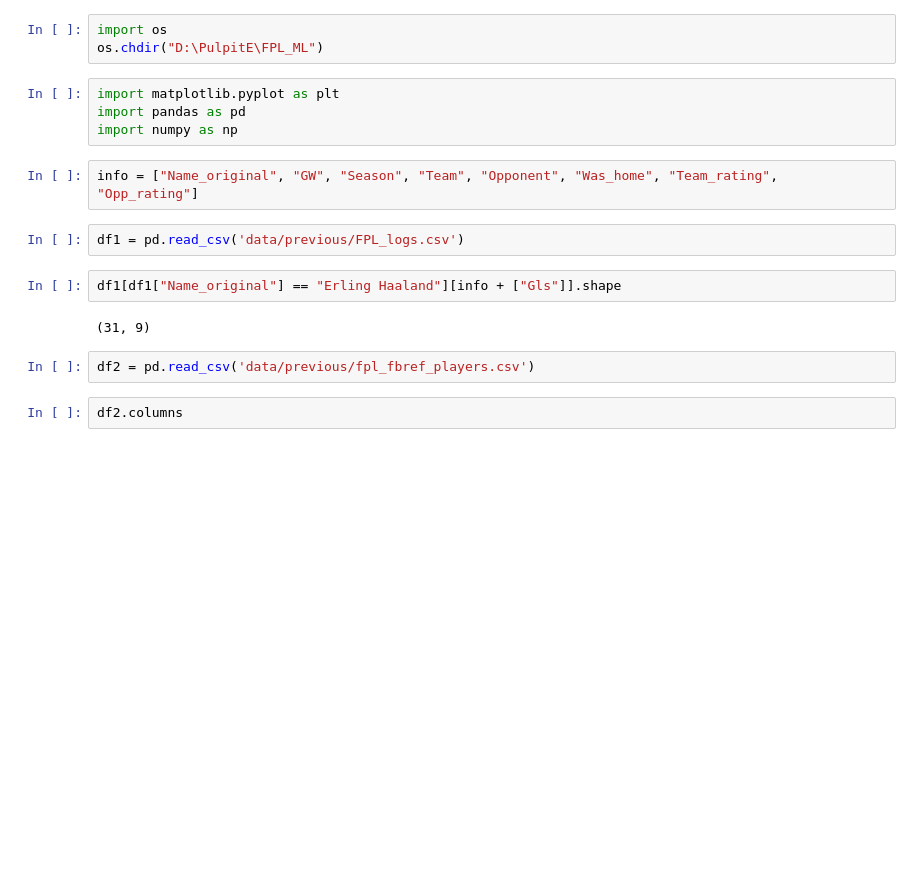
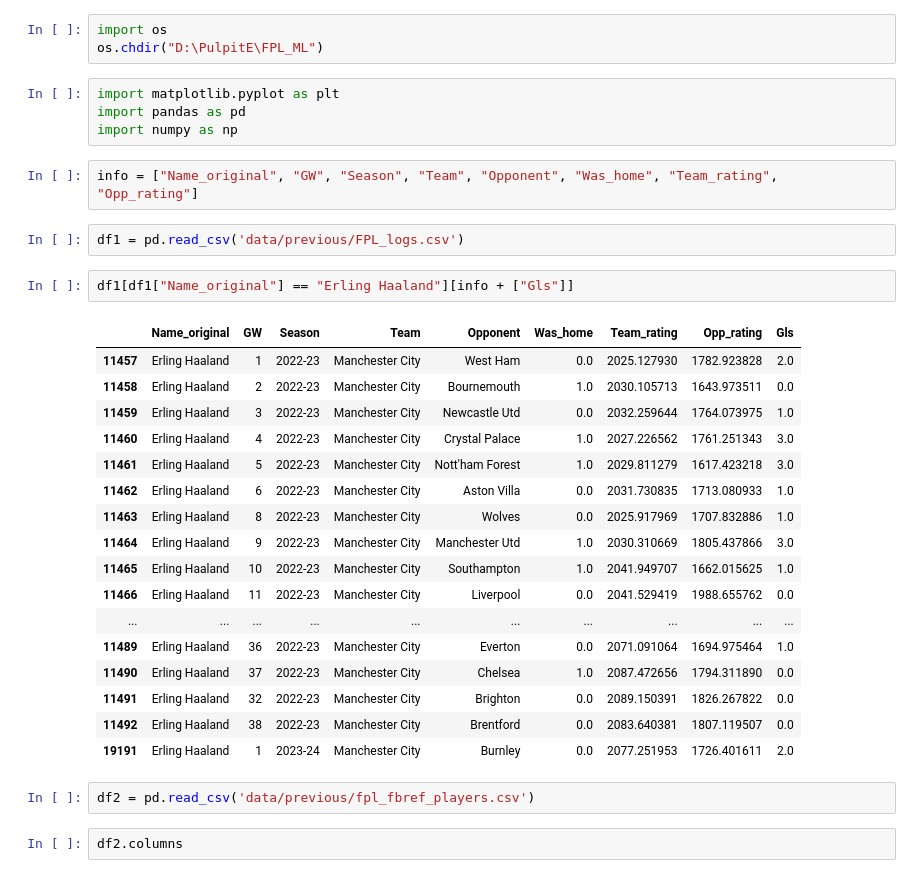
Before and after one commit to Fran3x/FPL_Model, a Jupyter notebook: notebooks/debug.ipynb, the cells around one changed output. Saved outputs shown, nothing was run; the diff lists cells and outputs as text; blank space fills up the shorter version.

```diff
--- a/notebooks/debug.ipynb
+++ b/notebooks/debug.ipynb
@@ -10,9 +10,25 @@ info = ["Name_original", "GW", "Season", "Team", "Opponent", "Was_home", "Team_r
 # %%
 df1 = pd.read_csv('data/previous/FPL_logs.csv')
 # %%
-df1[df1["Name_original"] == "Erling Haaland"][info + ["Gls"]].shape
+df1[df1["Name_original"] == "Erling Haaland"][info + ["Gls"]]
 # %% [output]
-(31, 9)
+|  | Name_original | GW | Season | Team | Opponent | Was_home | Team_rating | Opp_rating | Gls |
+| 11457 | Erling Haaland | 1 | 2022-23 | Manchester City | West Ham | 0.0 | 2025.127930 | 1782.923828 | 2.0 |
+| 11458 | Erling Haaland | 2 | 2022-23 | Manchester City | Bournemouth | 1.0 | 2030.105713 | 1643.973511 | 0.0 |
+| 11459 | Erling Haaland | 3 | 2022-23 | Manchester City | Newcastle Utd | 0.0 | 2032.259644 | 1764.073975 | 1.0 |
+| 11460 | Erling Haaland | 4 | 2022-23 | Manchester City | Crystal Palace | 1.0 | 2027.226562 | 1761.251343 | 3.0 |
+| 11461 | Erling Haaland | 5 | 2022-23 | Manchester City | Nott'ham Forest | 1.0 | 2029.811279 | 1617.423218 | 3.0 |
+| 11462 | Erling Haaland | 6 | 2022-23 | Manchester City | Aston Villa | 0.0 | 2031.730835 | 1713.080933 | 1.0 |
+| 11463 | Erling Haaland | 8 | 2022-23 | Manchester City | Wolves | 0.0 | 2025.917969 | 1707.832886 | 1.0 |
+| 11464 | Erling Haaland | 9 | 2022-23 | Manchester City | Manchester Utd | 1.0 | 2030.310669 | 1805.437866 | 3.0 |
+| 11465 | Erling Haaland | 10 | 2022-23 | Manchester City | Southampton | 1.0 | 2041.949707 | 1662.015625 | 1.0 |
+| 11466 | Erling Haaland | 11 | 2022-23 | Manchester City | Liverpool | 0.0 | 2041.529419 | 1988.655762 | 0.0 |
+| ... | ... | ... | ... | ... | ... | ... | ... | ... | ... |
+| 11489 | Erling Haaland | 36 | 2022-23 | Manchester City | Everton | 0.0 | 2071.091064 | 1694.975464 | 1.0 |
+| 11490 | Erling Haaland | 37 | 2022-23 | Manchester City | Chelsea | 1.0 | 2087.472656 | 1794.311890 | 0.0 |
+| 11491 | Erling Haaland | 32 | 2022-23 | Manchester City | Brighton | 0.0 | 2089.150391 | 1826.267822 | 0.0 |
+| 11492 | Erling Haaland | 38 | 2022-23 | Manchester City | Brentford | 0.0 | 2083.640381 | 1807.119507 | 0.0 |
+| 19191 | Erling Haaland | 1 | 2023-24 | Manchester City | Burnley | 0.0 | 2077.251953 | 1726.401611 | 2.0 |
 # %%
 df2 = pd.read_csv('data/previous/fpl_fbref_players.csv')
 # %%
```
Also changed, not shown: parts of 7 cells of this notebook, 6 other files.
